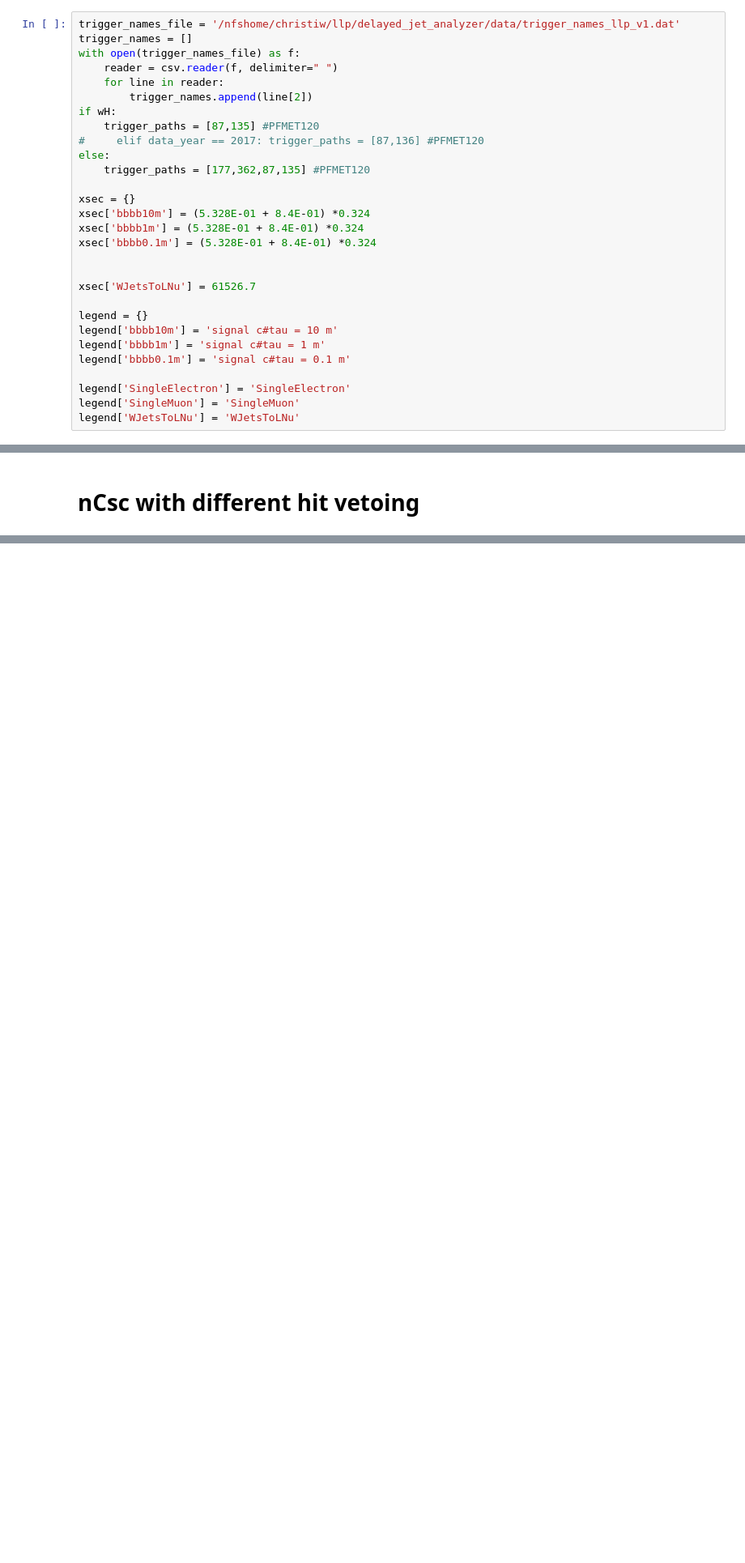
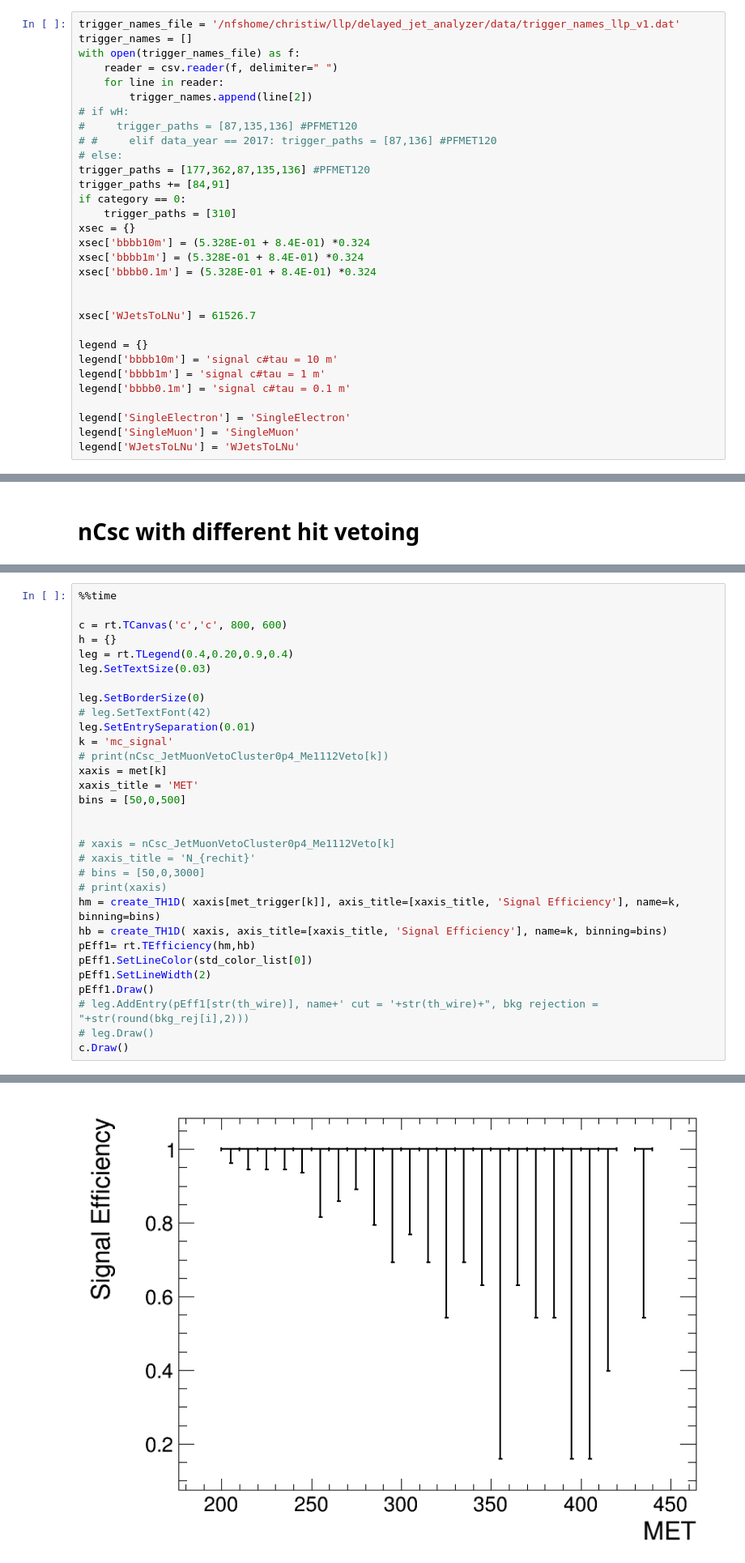
Before and after one commit to cms-lpc-llp/delayed_jet_analyzer, a Jupyter notebook: plot_scripts/MuonSystem_Analysis/MuonSystem_plots-Background_Fit.ipynb, the cells around one changed output, grey strips where cells are left out. Shown at 81% size. Cells and saved outputs as stored; diff of their text form; blank space fills up the shorter version.

```diff
--- a/plot_scripts/MuonSystem_Analysis/MuonSystem_plots-Background_Fit.ipynb
+++ b/plot_scripts/MuonSystem_Analysis/MuonSystem_plots-Background_Fit.ipynb
@@ -106,12 +132,14 @@ with open(trigger_names_file) as f:
     reader = csv.reader(f, delimiter=" ")
     for line in reader:
         trigger_names.append(line[2])
-if wH:
-    trigger_paths = [87,135] #PFMET120
-#     elif data_year == 2017: trigger_paths = [87,136] #PFMET120
-else:
-    trigger_paths = [177,362,87,135] #PFMET120
-
+# if wH:
+#     trigger_paths = [87,135,136] #PFMET120
+# #     elif data_year == 2017: trigger_paths = [87,136] #PFMET120
+# else:
+trigger_paths = [177,362,87,135,136] #PFMET120
+trigger_paths += [84,91]
+if category == 0:
+    trigger_paths = [310]
 xsec = {}
 xsec['bbbb10m'] = (5.328E-01 + 8.4E-01) *0.324
 xsec['bbbb1m'] = (5.328E-01 + 8.4E-01) *0.324
@@ -407,0 +347,32 @@ here
+# %%
+%%time
+
+c = rt.TCanvas('c','c', 800, 600)
+h = {}
+leg = rt.TLegend(0.4,0.20,0.9,0.4)
+leg.SetTextSize(0.03)
+
+leg.SetBorderSize(0)
+# leg.SetTextFont(42)
+leg.SetEntrySeparation(0.01)
+k = 'mc_signal'
+# print(nCsc_JetMuonVetoCluster0p4_Me1112Veto[k])
+xaxis = met[k]
+xaxis_title = 'MET'
+bins = [50,0,500]
+
+
+# xaxis = nCsc_JetMuonVetoCluster0p4_Me1112Veto[k]
+# xaxis_title = 'N_{rechit}'
+# bins = [50,0,3000]
+# print(xaxis)
+hm = create_TH1D( xaxis[met_trigger[k]], axis_title=[xaxis_title, 'Signal Efficiency'], name=k, binning=bins)
+hb = create_TH1D( xaxis, axis_title=[xaxis_title, 'Signal Efficiency'], name=k, binning=bins)
+pEff1= rt.TEfficiency(hm,hb)
+pEff1.SetLineColor(std_color_list[0])
+pEff1.SetLineWidth(2)
+pEff1.Draw()
+# leg.AddEntry(pEff1[str(th_wire)], name+' cut = '+str(th_wire)+", bkg rejection = "+str(round(bkg_rej[i],2)))
+# leg.Draw()
+c.Draw()
+# %% [output]
@@ -407,0 +382 @@ here
+[figure, added]
```
Also changed, not shown: parts of 33 cells of this notebook, 4 other files.
